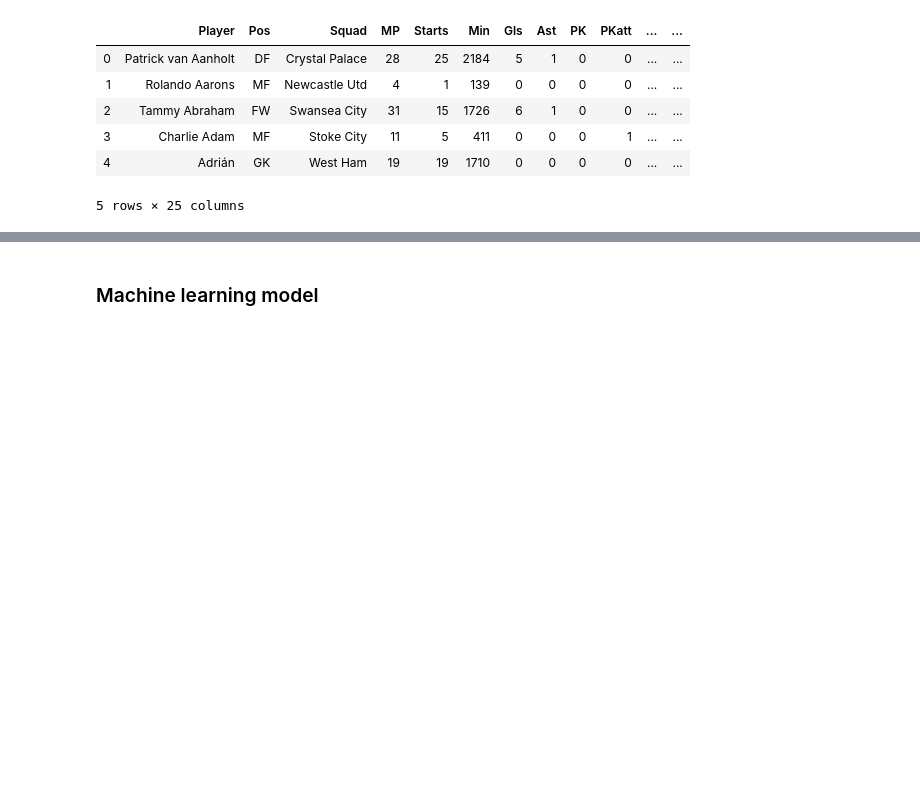
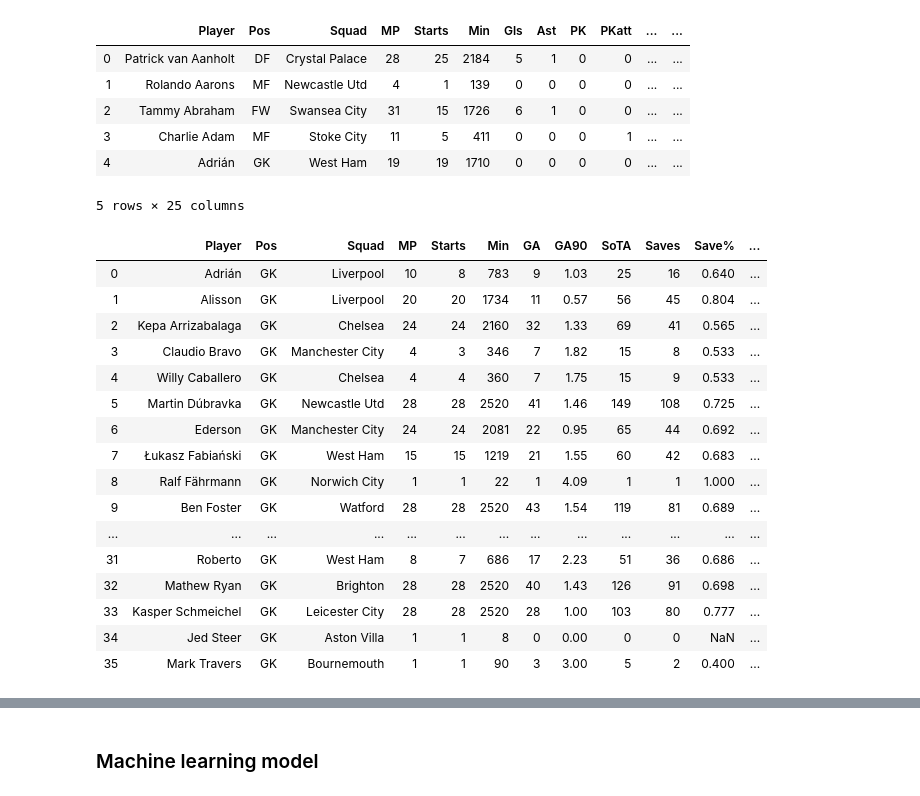
Before and after one commit to jbtrahin/soccer_masters, a Jupyter notebook: PL_data_sets.ipynb, the cells around one changed output, grey strips where cells are left out. Cells and saved outputs as stored; diff of their text form; code cells hidden in the pictures; blank space fills up the shorter version.

```diff
--- a/PL_data_sets.ipynb
+++ b/PL_data_sets.ipynb
@@ -233,3 +233,29 @@ PL_17_18_df.head()
 # %%
 FMD_17_18_df = PL_17_18_df[PL_17_18_df['Pos']!='GK']
 FMD_17_18_df.to_csv(r'outfield_17_18.csv')
+# %%
+GK_19_20_df = pd.read_csv('GK_19_20.csv', skiprows=1)
+GK_19_20_df = GK_19_20_df.rename(columns={"Player▲": "Player"})
+player_name_split = GK_19_20_df['Player'].str.split('\\')
+player_names = player_name_split.map(lambda _:_[0])
+GK_19_20_df['Player'] = player_names
+GK_19_20_df.drop(columns=["Rk", "Matches", "Nation", "Age", "Born"], axis=1, inplace=True)
+GK_19_20_df
+# %% [output]
+|  | Player | Pos | Squad | MP | Starts | Min | GA | GA90 | SoTA | Saves | Save% | ... |
+| 0 | Adrián | GK | Liverpool | 10 | 8 | 783 | 9 | 1.03 | 25 | 16 | 0.640 | ... |
+| 1 | Alisson | GK | Liverpool | 20 | 20 | 1734 | 11 | 0.57 | 56 | 45 | 0.804 | ... |
+| 2 | Kepa Arrizabalaga | GK | Chelsea | 24 | 24 | 2160 | 32 | 1.33 | 69 | 41 | 0.565 | ... |
+| 3 | Claudio Bravo | GK | Manchester City | 4 | 3 | 346 | 7 | 1.82 | 15 | 8 | 0.533 | ... |
+| 4 | Willy Caballero | GK | Chelsea | 4 | 4 | 360 | 7 | 1.75 | 15 | 9 | 0.533 | ... |
+| 5 | Martin Dúbravka | GK | Newcastle Utd | 28 | 28 | 2520 | 41 | 1.46 | 149 | 108 | 0.725 | ... |
+| 6 | Ederson | GK | Manchester City | 24 | 24 | 2081 | 22 | 0.95 | 65 | 44 | 0.692 | ... |
+| 7 | Łukasz Fabiański | GK | West Ham | 15 | 15 | 1219 | 21 | 1.55 | 60 | 42 | 0.683 | ... |
+| 8 | Ralf Fährmann | GK | Norwich City | 1 | 1 | 22 | 1 | 4.09 | 1 | 1 | 1.000 | ... |
+| 9 | Ben Foster | GK | Watford | 28 | 28 | 2520 | 43 | 1.54 | 119 | 81 | 0.689 | ... |
+| ... | ... | ... | ... | ... | ... | ... | ... | ... | ... | ... | ... | ... |
+| 31 | Roberto | GK | West Ham | 8 | 7 | 686 | 17 | 2.23 | 51 | 36 | 0.686 | ... |
+| 32 | Mathew Ryan | GK | Brighton | 28 | 28 | 2520 | 40 | 1.43 | 126 | 91 | 0.698 | ... |
+| 33 | Kasper Schmeichel | GK | Leicester City | 28 | 28 | 2520 | 28 | 1.00 | 103 | 80 | 0.777 | ... |
+| 34 | Jed Steer | GK | Aston Villa | 1 | 1 | 8 | 0 | 0.00 | 0 | 0 | NaN | ... |
+| 35 | Mark Travers | GK | Bournemouth | 1 | 1 | 90 | 3 | 3.00 | 5 | 2 | 0.400 | ... |
```
Also changed, not shown: parts of 4 cells of this notebook.
